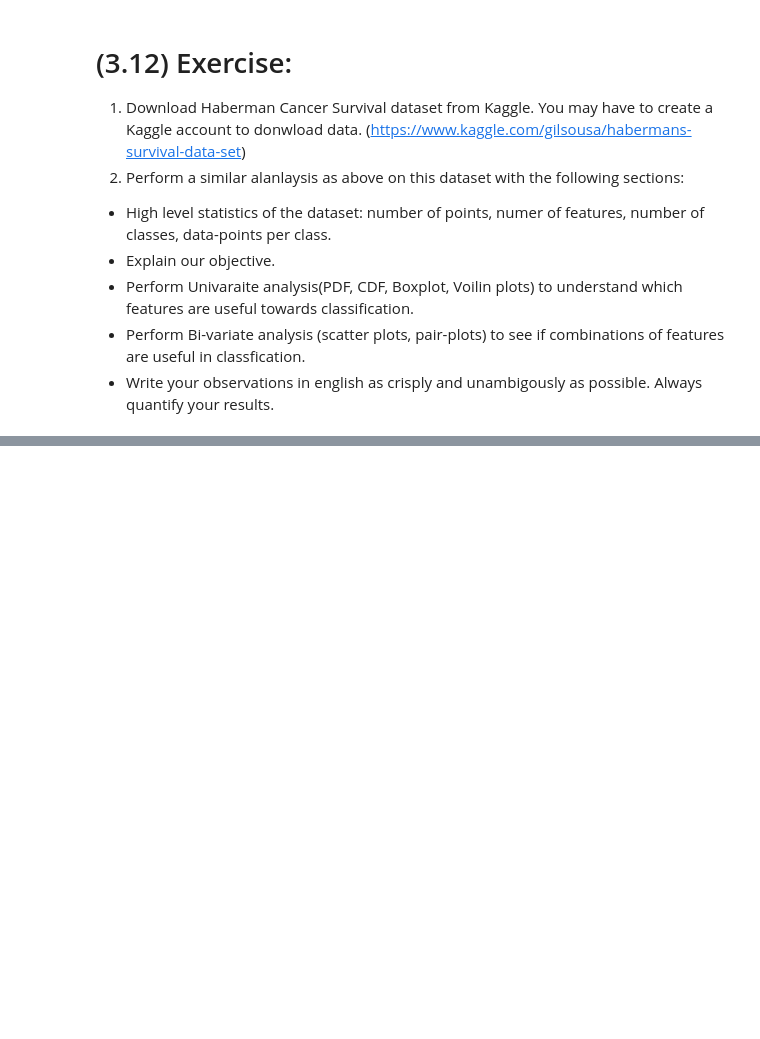
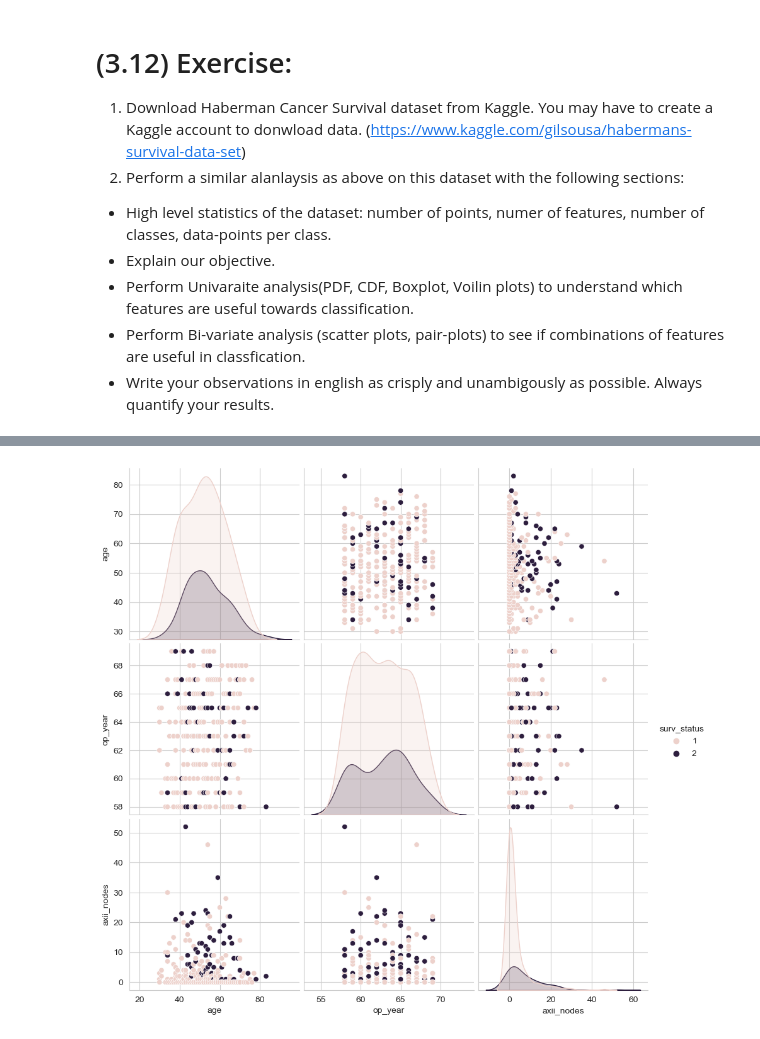
Before and after one commit to debnsuma/masters-ml, a Jupyter notebook: AppliedAI/Module2_Data _Science_EDA_Vizulization/Exploratory_Data_Analysis_mycopy.ipynb, the cells around one changed output, grey strips where cells are left out. Drawn from its saved outputs; the diff is of its cells as text; code cells hidden in the pictures; blank space fills up the shorter version.

```diff
--- a/AppliedAI/Module2_Data _Science_EDA_Vizulization/Exploratory_Data_Analysis_mycopy.ipynb
+++ b/AppliedAI/Module2_Data _Science_EDA_Vizulization/Exploratory_Data_Analysis_mycopy.ipynb
@@ -412,0 +506,7 @@ stats.kstest(x,'norm')
+# %%
+plt.close();
+sns.set_style("whitegrid");
+sns.pairplot(df, hue="surv_status", height=3);
+plt.show()
+# %% [output]
+[figure, added]
```
Also changed, not shown: parts of 43 cells of this notebook, 2 other files.
